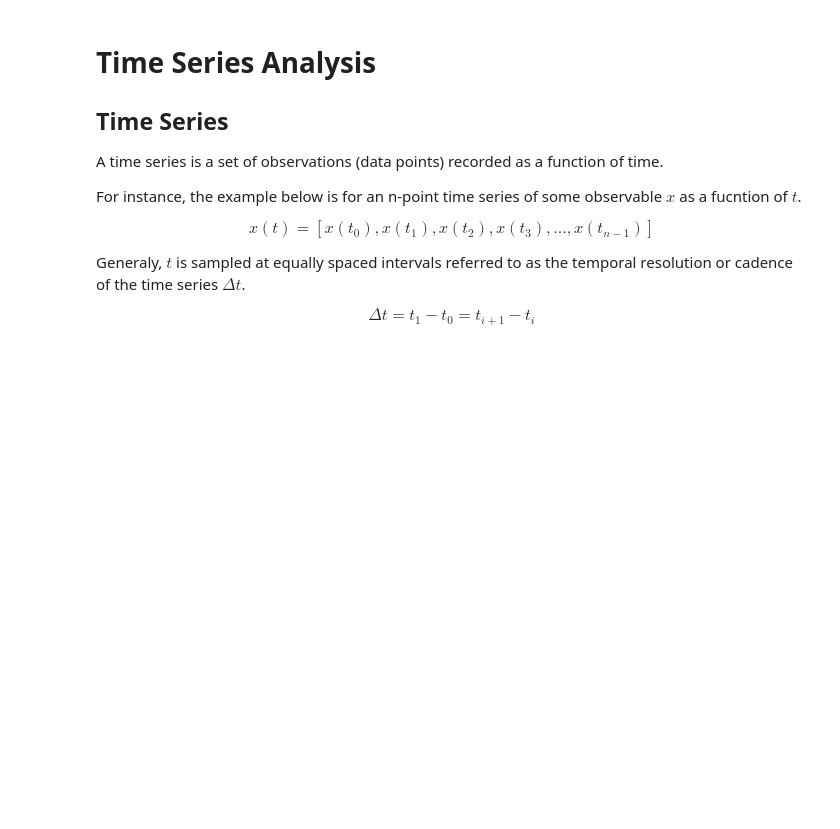
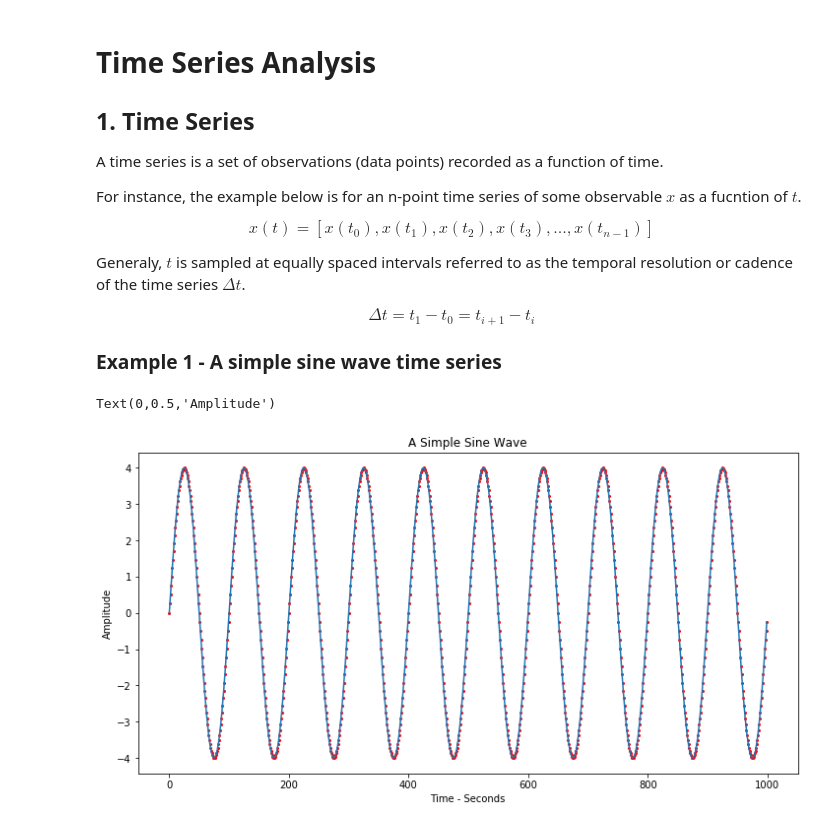
Before and after one commit to kylermurphy/astr288p_2018, a Jupyter notebook: notebooks/Lecture8_06-timeseries.ipynb, the cells around one changed output. Drawn from its saved outputs; the diff is of its cells as text; code cells hidden in the pictures; blank space fills up the shorter version.

```diff
--- a/notebooks/Lecture8_06-timeseries.ipynb
+++ b/notebooks/Lecture8_06-timeseries.ipynb
@@ -1,7 +1,7 @@
 # %% [markdown]
 # Time Series Analysis
 
-## Time Series
+## 1. Time Series
 
 A time series is a set of observations (data points) recorded as a function of time.
 
@@ -12,3 +12,5 @@ $$x(t) = [x(t_{0}),  x(t_{1}),  x(t_{2}),  x(t_{3}), ... ,  x(t_{n-1})] $$
 Generaly, $t$ is sampled at equally spaced intervals referred to as the temporal resolution or cadence of the time series $\Delta t$.
 
 $$ \Delta t = t_{1}-t_{0} = t_{i+1} - t_{i} $$
+
+### Example 1 - A simple sine wave time series
@@ -17,3 +17,35 @@ $$ \Delta t = t_{1}-t_{0} = t_{i+1} - t_{i} $$
+# %%
+%matplotlib inline
+import matplotlib.pyplot as plt
+import numpy as np
+
+# let's create a 1000 point sine wave
+#  the resolution will be 1 second
+#  and the period will be 10 seconds (frequency 0.1 Hz)
+
+n   = 1000
+p   = 100
+res = 1
+amp = 4
+
+t = np.arange(1000)*res
+x = amp*np.sin(2.*np.pi*(1./p)*t)
+# %%
+# create a figure and axis
+
+
+f = plt.figure(figsize=(12, 6))
+ax = f.add_subplot(111)
+
+ax.plot(t,x)
+ax.scatter(t,x, s = 4,c='red')
+# Labeling
+ax.set_title("A Simple Sine Wave")
+ax.set_xlabel("Time - Seconds")
+ax.set_ylabel("Amplitude")
+# %% [output]
+Text(0,0.5,'Amplitude')
+[figure, added]
 # %% [markdown]
 Time series are used in a variety of fields including:
 - statistics
```
Also changed, not shown: parts of 18 cells of this notebook, 3 other files.
